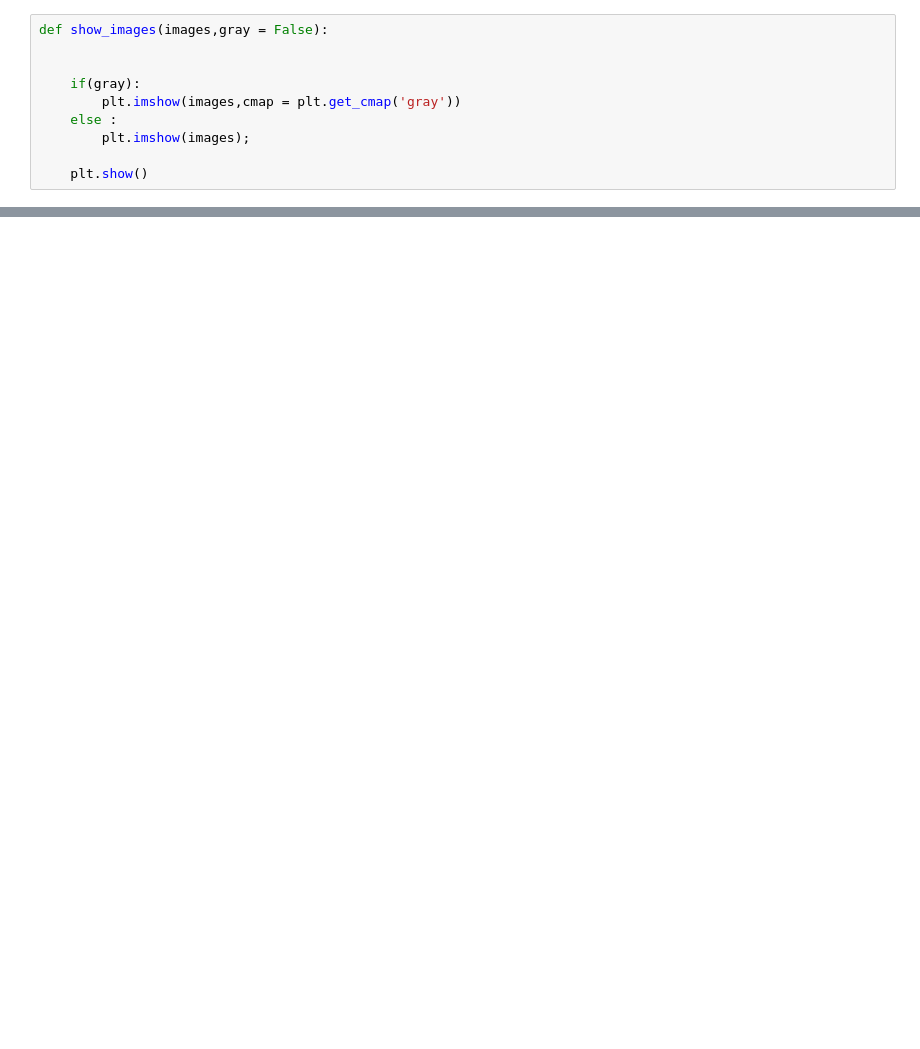
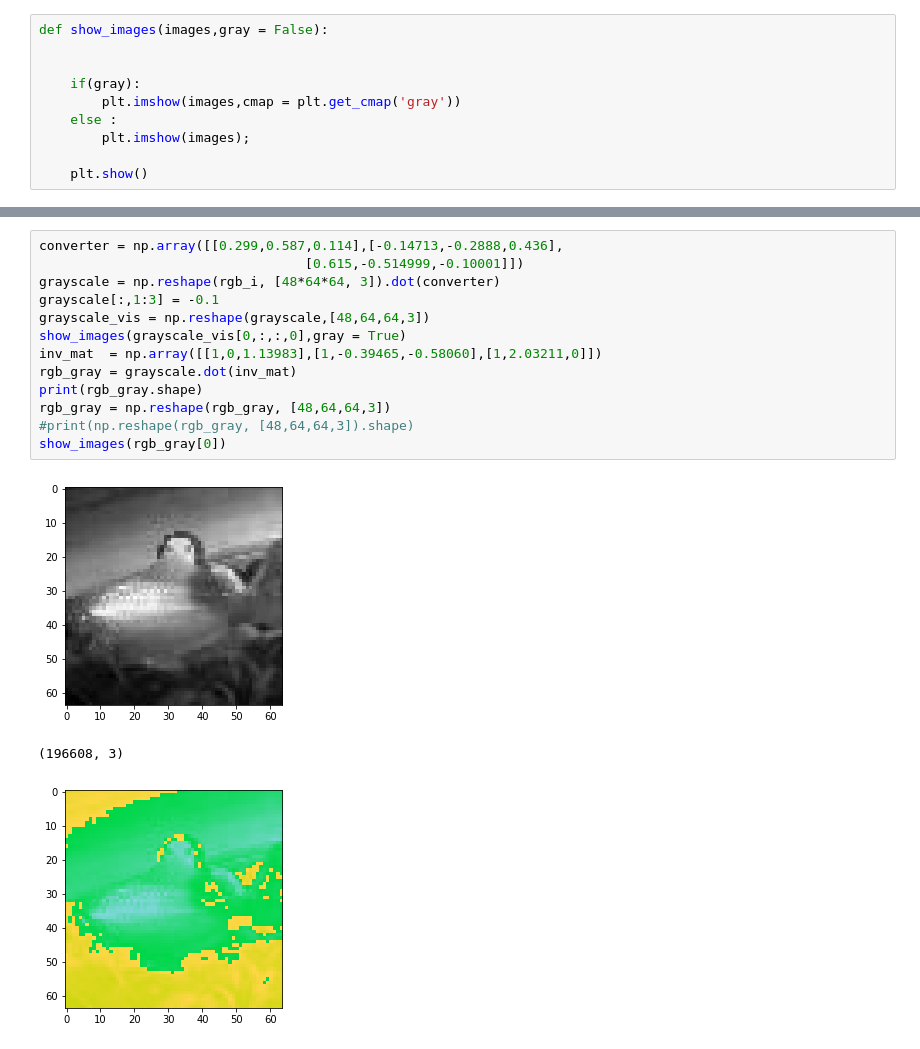
Before and after one commit to sanyammehra/AutoColor, a Jupyter notebook: src/UsingTrainedModel.ipynb, the cells around one changed output, grey strips where cells are left out. Cells and saved outputs as stored; diff of their text form; blank space fills up the shorter version.

```diff
--- a/src/UsingTrainedModel.ipynb
+++ b/src/UsingTrainedModel.ipynb
@@ -104,0 +124,17 @@ show_images(rgb_i[0])
+# %%
+converter = np.array([[0.299,0.587,0.114],[-0.14713,-0.2888,0.436],
+                                  [0.615,-0.514999,-0.10001]])
+grayscale = np.reshape(rgb_i, [48*64*64, 3]).dot(converter)
+grayscale[:,1:3] = -0.1
+grayscale_vis = np.reshape(grayscale,[48,64,64,3])
+show_images(grayscale_vis[0,:,:,0],gray = True)
+inv_mat  = np.array([[1,0,1.13983],[1,-0.39465,-0.58060],[1,2.03211,0]])
+rgb_gray = grayscale.dot(inv_mat)
+print(rgb_gray.shape)
+rgb_gray = np.reshape(rgb_gray, [48,64,64,3])
+#print(np.reshape(rgb_gray, [48,64,64,3]).shape)
+show_images(rgb_gray[0])
+# %% [output]
+[figure, added]
+(196608, 3)
+[figure, added]
```
Also changed, not shown: parts of 5 cells of this notebook, 1 other file.
